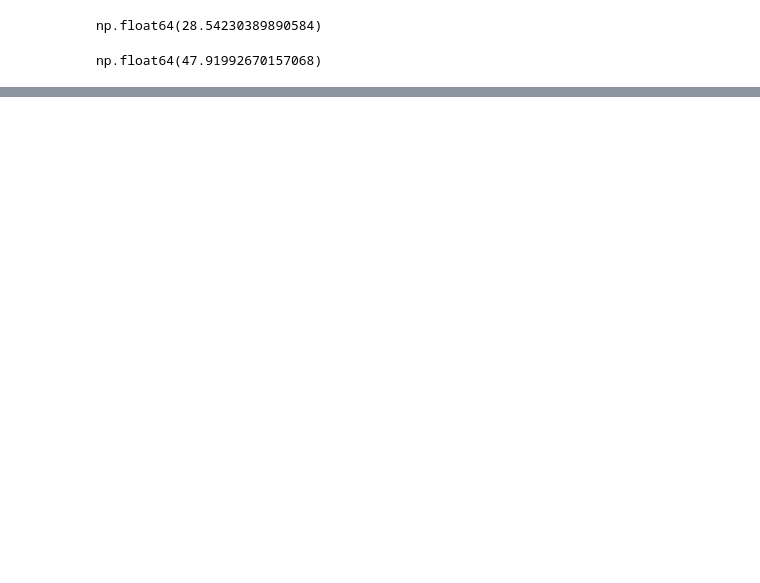
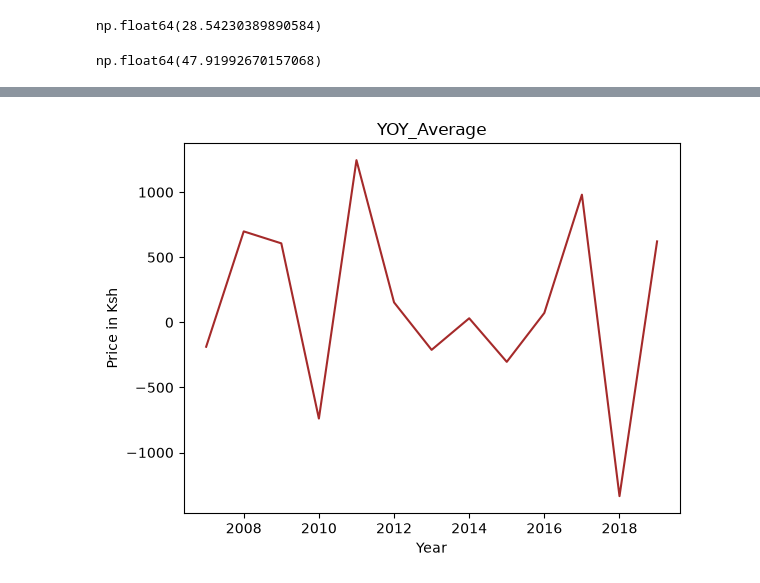
Before and after one commit to cruqza/Kenya-Food-market-, a Jupyter notebook: analysis.ipynb, the cells around one changed output, grey strips where cells are left out. Saved outputs shown, nothing was run; the diff lists cells and outputs as text; code cells hidden in the pictures; blank space fills up the shorter version.

```diff
--- a/analysis.ipynb
+++ b/analysis.ipynb
@@ -152,0 +171,3 @@ np.float64(47.91992670157068)
+# %%
+df_maize = df[(df["commodity"] == "Maize") & (df["price_type"] == "Wholesale")].copy().round(2)
+df_maize.head(5)
@@ -152,0 +259,10 @@ np.float64(47.91992670157068)
+# %%
+y_values = yearly_avg["yoy_change_kes"]
+x_values = yearly_avg["year"]
+plt.plot(x_values, y_values, color= "brown")
+plt.title("YOY_Average")
+plt.xlabel("Year")
+plt.ylabel("Price in Ksh")
+plt.show()
+# %% [output]
+[figure, added]
```
Also changed, not shown: parts of 14 cells of this notebook, 2 other files.
